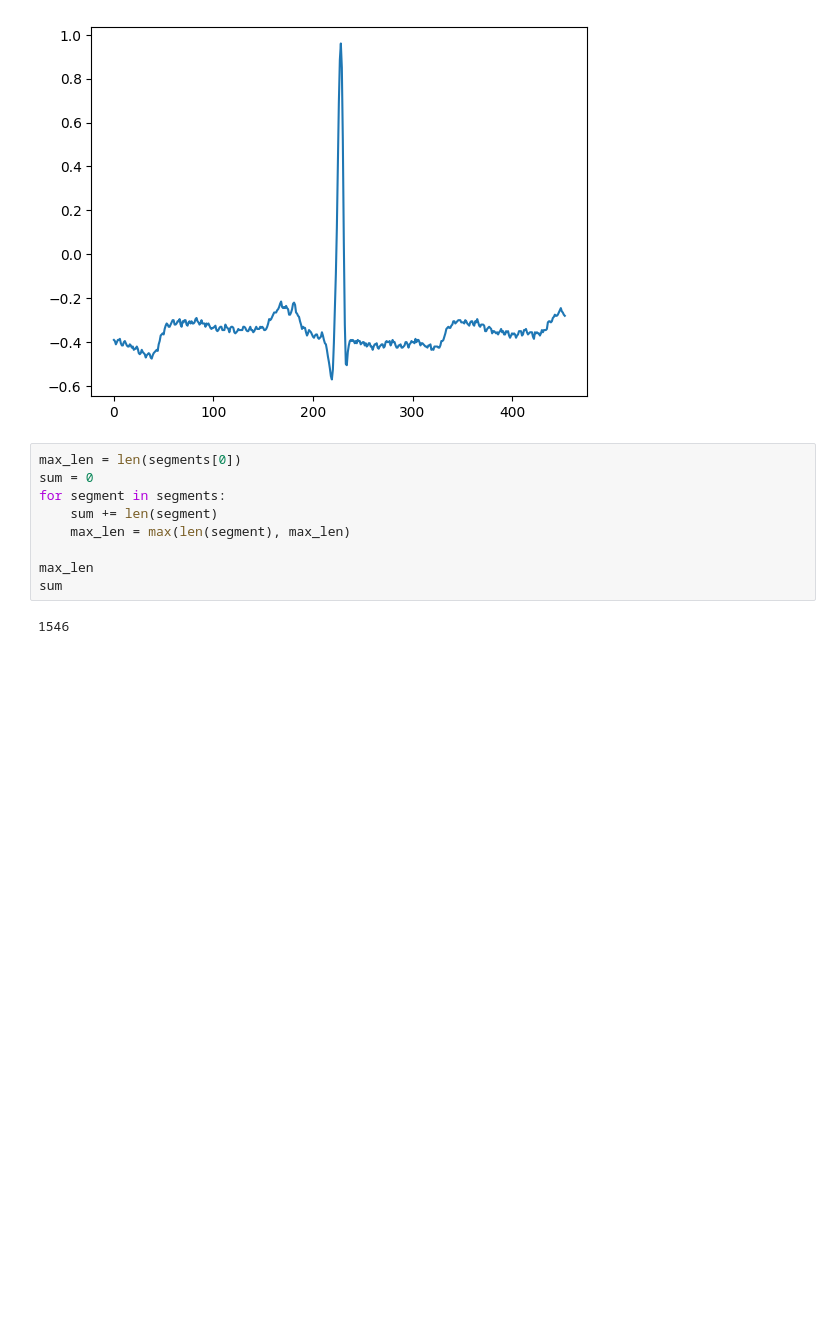
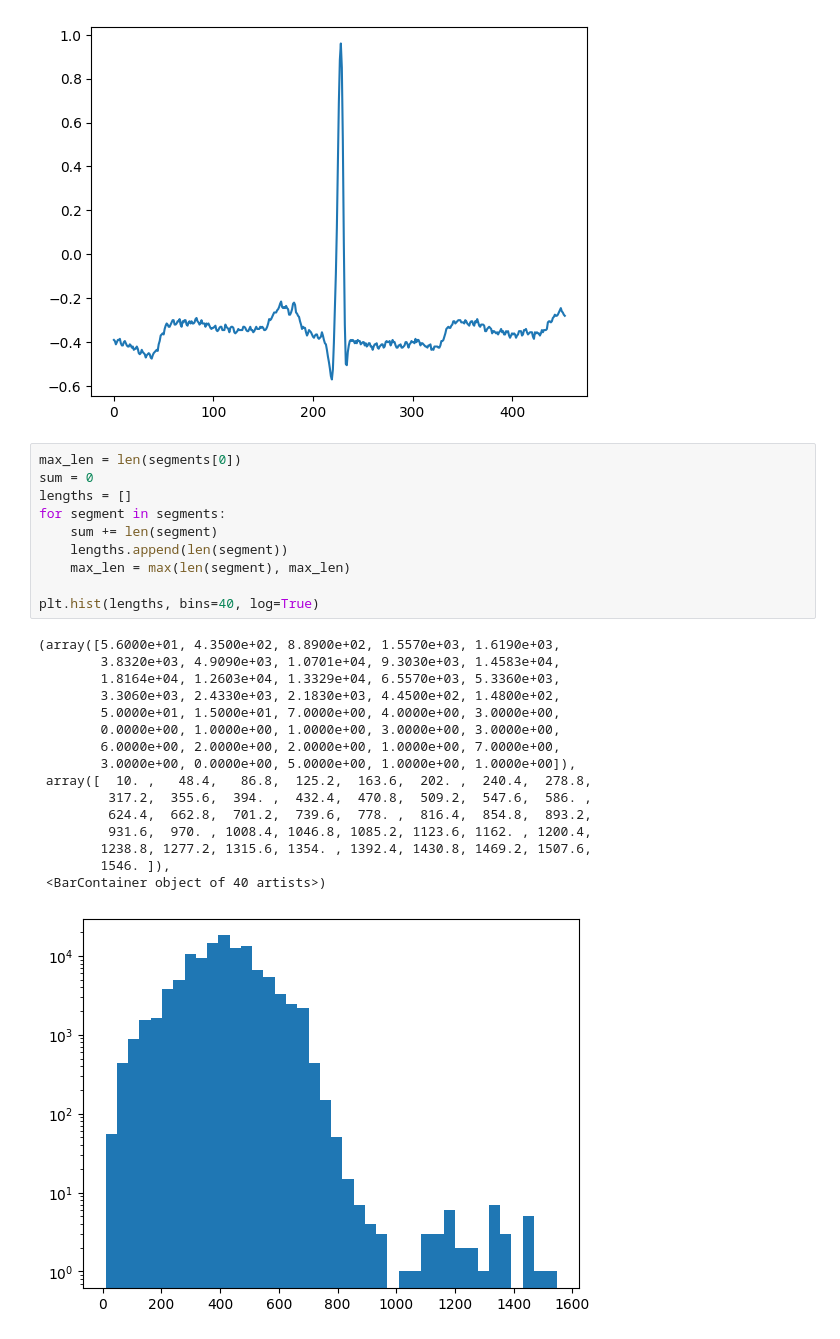
Before and after one commit to awcheng23/PACE, a Jupyter notebook: demo.ipynb, the cells around one changed output. Cells and saved outputs as stored; diff of their text form; blank space fills up the shorter version.

```diff
--- a/demo.ipynb
+++ b/demo.ipynb
@@ -121,11 +121,27 @@ plt.plot(segments[1])
 # %%
 max_len = len(segments[0])
 sum = 0
+lengths = []
 for segment in segments:
     sum += len(segment)
+    lengths.append(len(segment))
     max_len = max(len(segment), max_len)
 
-max_len
-sum
+plt.hist(lengths, bins=40, log=True)
 # %% [output]
-1546
+(array([5.6000e+01, 4.3500e+02, 8.8900e+02, 1.5570e+03, 1.6190e+03,
+        3.8320e+03, 4.9090e+03, 1.0701e+04, 9.3030e+03, 1.4583e+04,
+        1.8164e+04, 1.2603e+04, 1.3329e+04, 6.5570e+03, 5.3360e+03,
+        3.3060e+03, 2.4330e+03, 2.1830e+03, 4.4500e+02, 1.4800e+02,
+        5.0000e+01, 1.5000e+01, 7.0000e+00, 4.0000e+00, 3.0000e+00,
+        0.0000e+00, 1.0000e+00, 1.0000e+00, 3.0000e+00, 3.0000e+00,
+        6.0000e+00, 2.0000e+00, 2.0000e+00, 1.0000e+00, 7.0000e+00,
+        3.0000e+00, 0.0000e+00, 5.0000e+00, 1.0000e+00, 1.0000e+00]),
+ array([  10. ,   48.4,   86.8,  125.2,  163.6,  202. ,  240.4,  278.8,
+         317.2,  355.6,  394. ,  432.4,  470.8,  509.2,  547.6,  586. ,
+         624.4,  662.8,  701.2,  739.6,  778. ,  816.4,  854.8,  893.2,
+         931.6,  970. , 1008.4, 1046.8, 1085.2, 1123.6, 1162. , 1200.4,
+        1238.8, 1277.2, 1315.6, 1354. , 1392.4, 1430.8, 1469.2, 1507.6,
+        1546. ]),
+ <BarContainer object of 40 artists>)
+[figure, added]
```
